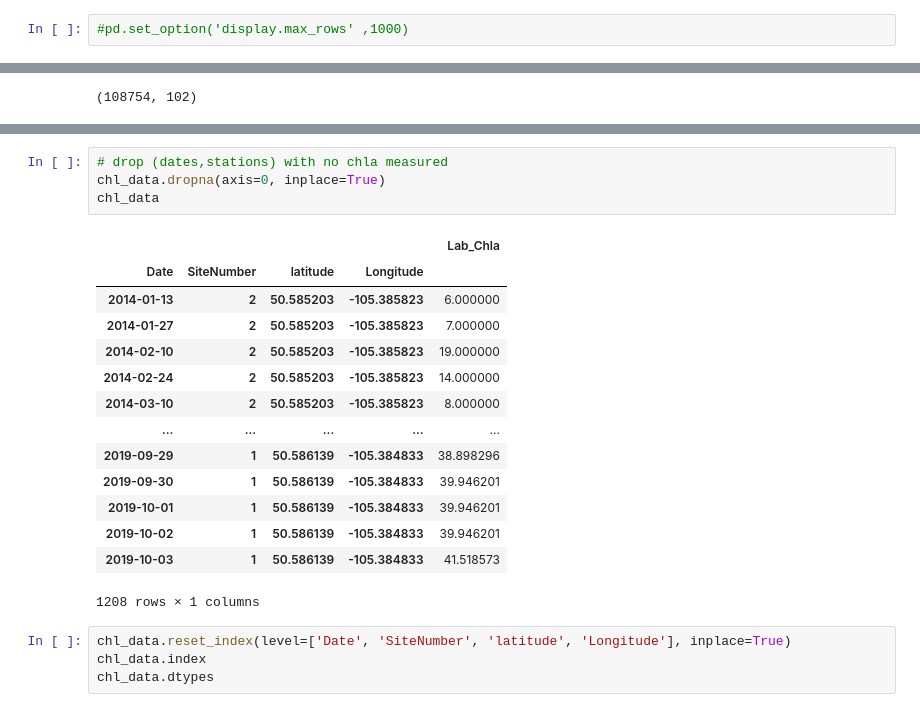
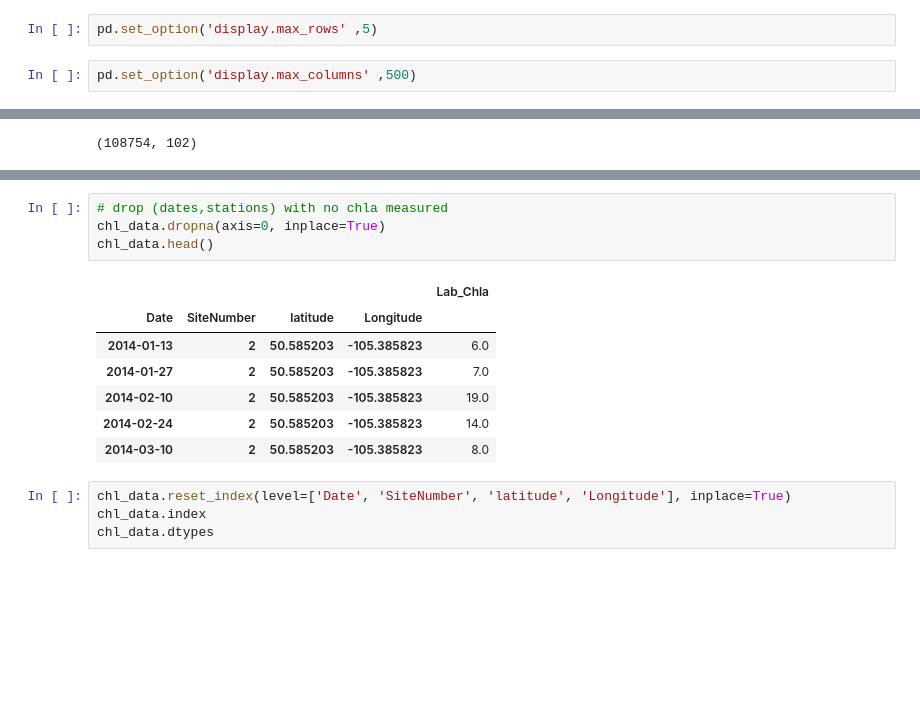
Before and after one commit to AmirM69/BPL_chla_modelling_RSdata, a Jupyter notebook: chla_SatData.ipynb, the cells around one changed output, grey strips where cells are left out. Cells and saved outputs as stored; diff of their text form; blank space fills up the shorter version.

```diff
--- a/chla_SatData.ipynb
+++ b/chla_SatData.ipynb
@@ -27,5 +32,7 @@ import matplotlib.pyplot as plt
 # %%
-#pd.set_option('display.max_rows' ,1000)
+pd.set_option('display.max_rows' ,5)
+# %%
+pd.set_option('display.max_columns' ,500)
 # %% [markdown]
 #  field chla data preparation
 # %%
@@ -100,22 +175,15 @@ chl_data
 # %%
 # drop (dates,stations) with no chla measured
 chl_data.dropna(axis=0, inplace=True)
-chl_data
+chl_data.head()
 # %% [output]
 |  |  |  |  | Lab_Chla |
 | Date | SiteNumber | latitude | Longitude |  |
-| 2014-01-13 | 2 | 50.585203 | -105.385823 | 6.000000 |
-| 2014-01-27 | 2 | 50.585203 | -105.385823 | 7.000000 |
-| 2014-02-10 | 2 | 50.585203 | -105.385823 | 19.000000 |
-| 2014-02-24 | 2 | 50.585203 | -105.385823 | 14.000000 |
-| 2014-03-10 | 2 | 50.585203 | -105.385823 | 8.000000 |
-| ... | ... | ... | ... | ... |
-| 2019-09-29 | 1 | 50.586139 | -105.384833 | 38.898296 |
-| 2019-09-30 | 1 | 50.586139 | -105.384833 | 39.946201 |
-| 2019-10-01 | 1 | 50.586139 | -105.384833 | 39.946201 |
-| 2019-10-02 | 1 | 50.586139 | -105.384833 | 39.946201 |
-| 2019-10-03 | 1 | 50.586139 | -105.384833 | 41.518573 |
+| 2014-01-13 | 2 | 50.585203 | -105.385823 | 6.0 |
+| 2014-01-27 | 2 | 50.585203 | -105.385823 | 7.0 |
+| 2014-02-10 | 2 | 50.585203 | -105.385823 | 19.0 |
+| 2014-02-24 | 2 | 50.585203 | -105.385823 | 14.0 |
+| 2014-03-10 | 2 | 50.585203 | -105.385823 | 8.0 |
-1208 rows × 1 columns
 # %%
 chl_data.reset_index(level=['Date', 'SiteNumber', 'latitude', 'Longitude'], inplace=True)
 chl_data.index
```
Also changed, not shown: parts of 76 cells of this notebook, 5 other files.
